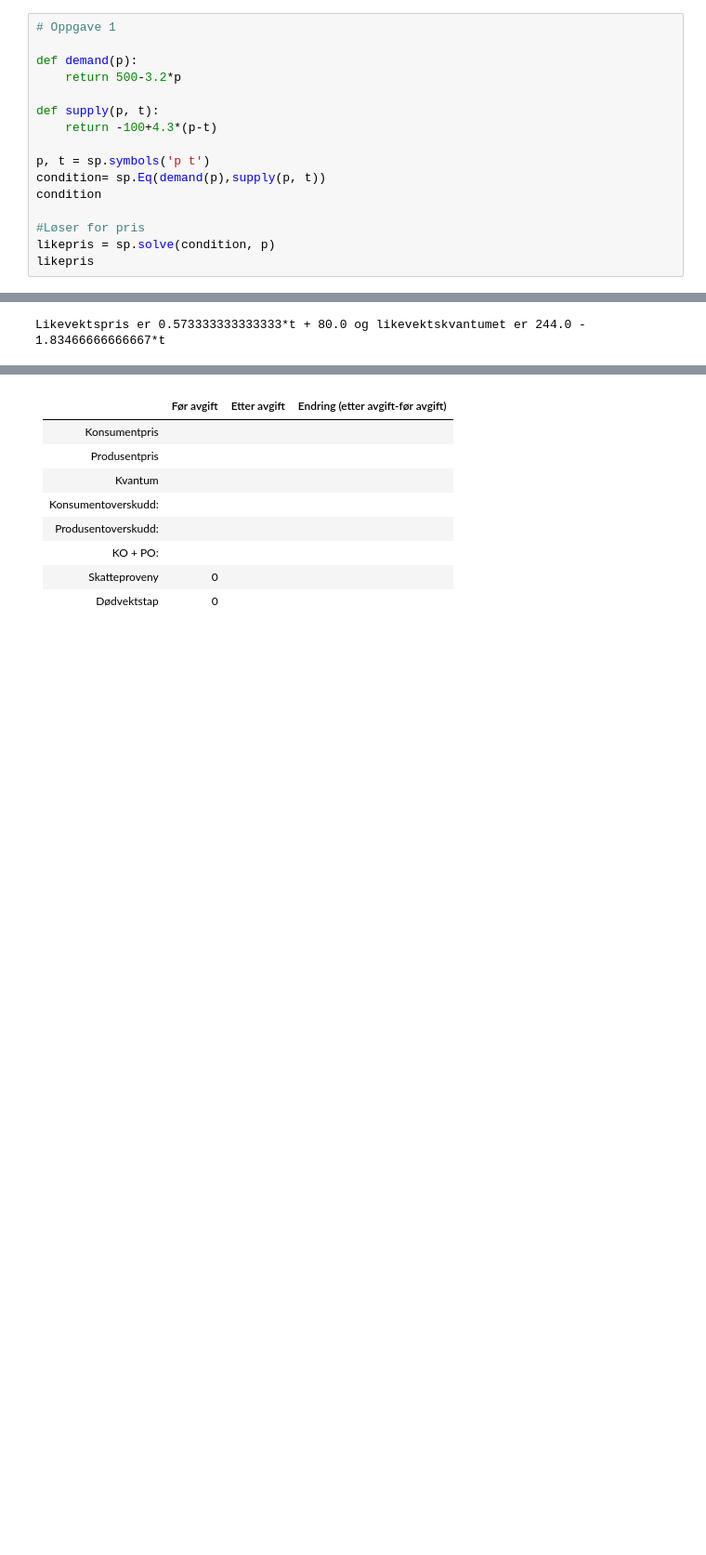
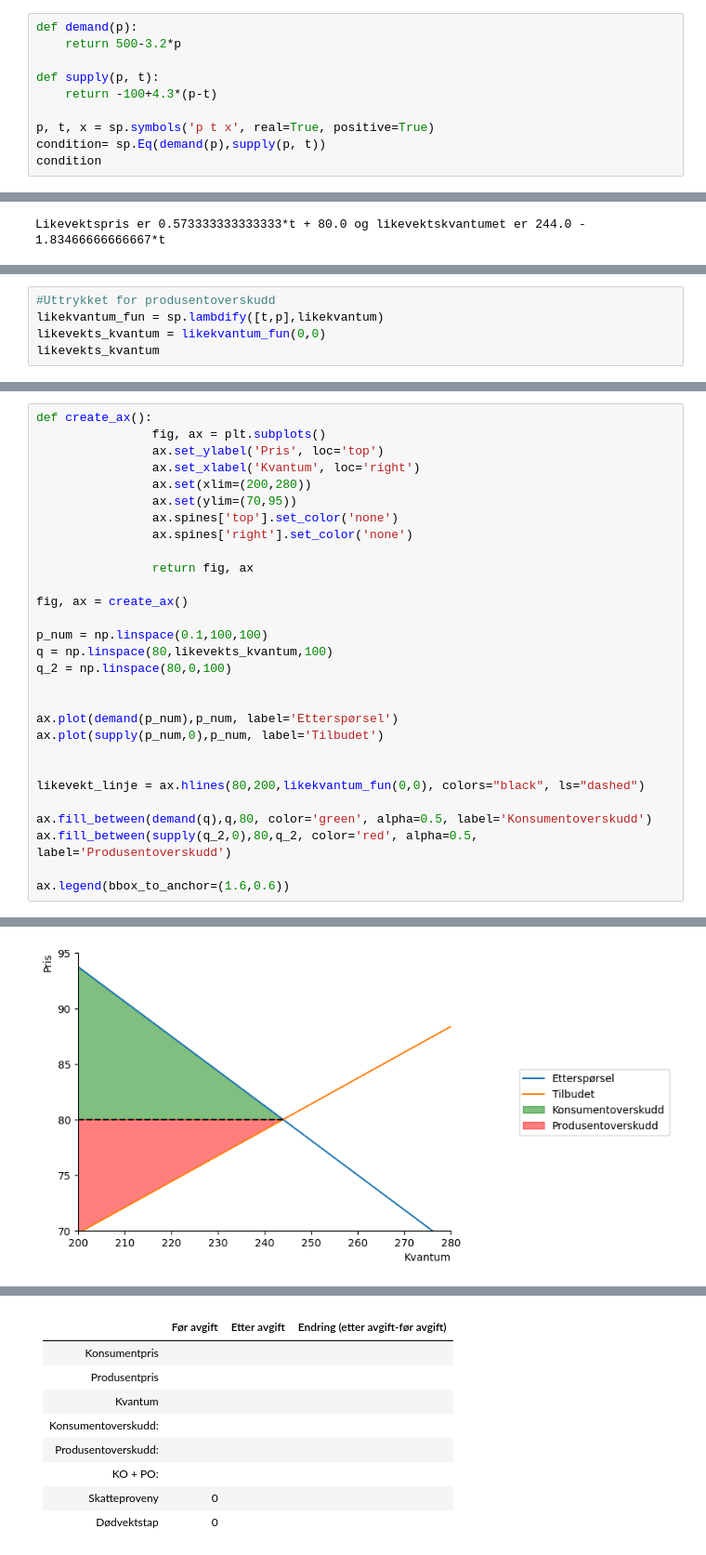
Before and after one commit to johannesnp/SOK-1006, a Jupyter notebook: Arbeidskrav 3.ipynb, the cells around one changed output, grey strips where cells are left out. Shown at 93% size. Saved outputs shown, nothing was run; the diff lists cells and outputs as text; blank space fills up the shorter version.

```diff
--- a/Arbeidskrav 3.ipynb
+++ b/Arbeidskrav 3.ipynb
@@ -37,17 +39,11 @@ import sympy as sp
 # %%
-# Oppgave 1
-
 def demand(p):
     return 500-3.2*p
 
 def supply(p, t):
     return -100+4.3*(p-t)
 
-p, t = sp.symbols('p t')
+p, t, x = sp.symbols('p t x', real=True, positive=True)
 condition= sp.Eq(demand(p),supply(p, t))
 condition
-
-#Løser for pris
-likepris = sp.solve(condition, p)
-likepris
 # %% [output]
@@ -65,0 +74,5 @@ Likevektspris er 0.573333333333333*t + 80.0 og likevektskvantumet er 244.0 - 1.8
+# %%
+#Uttrykket for produsentoverskudd
+likekvantum_fun = sp.lambdify([t,p],likekvantum)
+likevekts_kvantum = likekvantum_fun(0,0)
+likevekts_kvantum
@@ -65,0 +109,30 @@ Likevektspris er 0.573333333333333*t + 80.0 og likevektskvantumet er 244.0 - 1.8
+# %%
+def create_ax():
+                fig, ax = plt.subplots()
+                ax.set_ylabel('Pris', loc='top')
+                ax.set_xlabel('Kvantum', loc='right')
+                ax.set(xlim=(200,280))
+                ax.set(ylim=(70,95))
+                ax.spines['top'].set_color('none')
+                ax.spines['right'].set_color('none')
+
+                return fig, ax
+
+fig, ax = create_ax()
+
+p_num = np.linspace(0.1,100,100)
+q = np.linspace(80,likevekts_kvantum,100)
+q_2 = np.linspace(80,0,100)
+
+
+ax.plot(demand(p_num),p_num, label='Etterspørsel')
+ax.plot(supply(p_num,0),p_num, label='Tilbudet')
+
+
+likevekt_linje = ax.hlines(80,200,likekvantum_fun(0,0), colors="black", ls="dashed")
+
+ax.fill_between(demand(q),q,80, color='green', alpha=0.5, label='Konsumentoverskudd')
+ax.fill_between(supply(q_2,0),80,q_2, color='red', alpha=0.5, label='Produsentoverskudd')
+
+ax.legend(bbox_to_anchor=(1.6,0.6))
+# %% [output]
@@ -65,0 +140 @@ Likevektspris er 0.573333333333333*t + 80.0 og likevektskvantumet er 244.0 - 1.8
+[figure, added]
```
Also changed, not shown: parts of 20 cells of this notebook.
